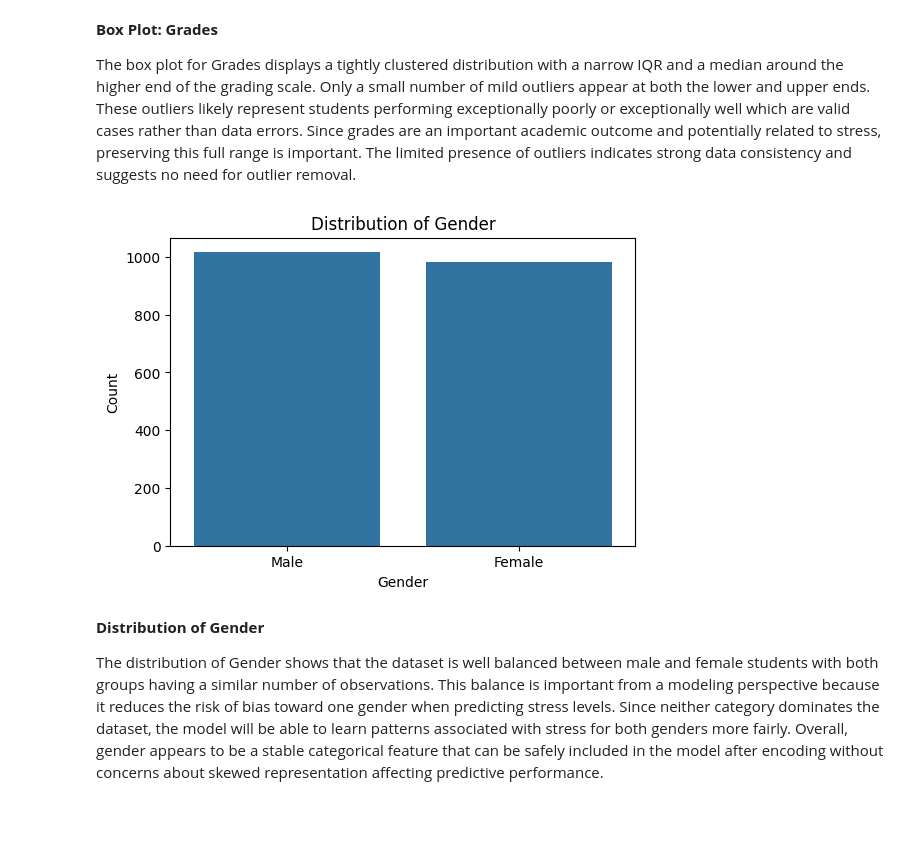
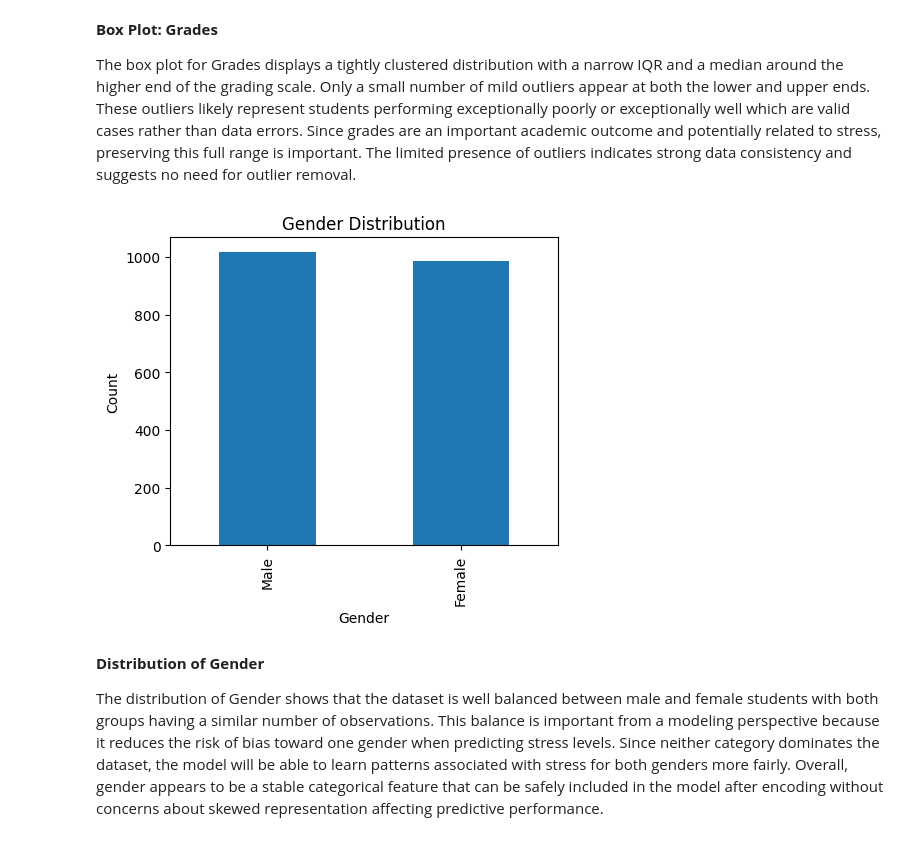
Before and after one commit to thiri-wah/mldp_project, a Jupyter notebook: MLDP Program Codes Submission Template (1).ipynb, the cells around one changed output. Cells and saved outputs as stored; diff of their text form; code cells hidden in the pictures.

```diff
--- a/MLDP Program Codes Submission Template (1).ipynb
+++ b/MLDP Program Codes Submission Template (1).ipynb
@@ -262,14 +258,13 @@ The Physical_Activity_Hours_Per_Day box plot shows noticeable right-skewness wit
 
 The box plot for Grades displays a tightly clustered distribution with a narrow IQR and a median around the higher end of the grading scale. Only a small number of mild outliers appear at both the lower and upper ends. These outliers likely represent students performing exceptionally poorly or exceptionally well which are valid cases rather than data errors. Since grades are an important academic outcome and potentially related to stress, preserving this full range is important. The limited presence of outliers indicates strong data consistency and suggests no need for outlier removal.
 # %%
-plt.figure(figsize=(6,4))
-sns.countplot(data=df, x="Gender", order=df["Gender"].value_counts().index)
+df["Gender"].value_counts().plot(kind="bar", figsize=(5,4))
 plt.xlabel("Gender")
 plt.ylabel("Count")
-plt.title("Distribution of Gender")
+plt.title("Gender Distribution")
 plt.show()
 # %% [output]
-[figure, old version]
+[figure, new version]
 # %% [markdown]
 **Distribution of Gender**
 
```
Also changed, not shown: parts of 43 cells of this notebook.
